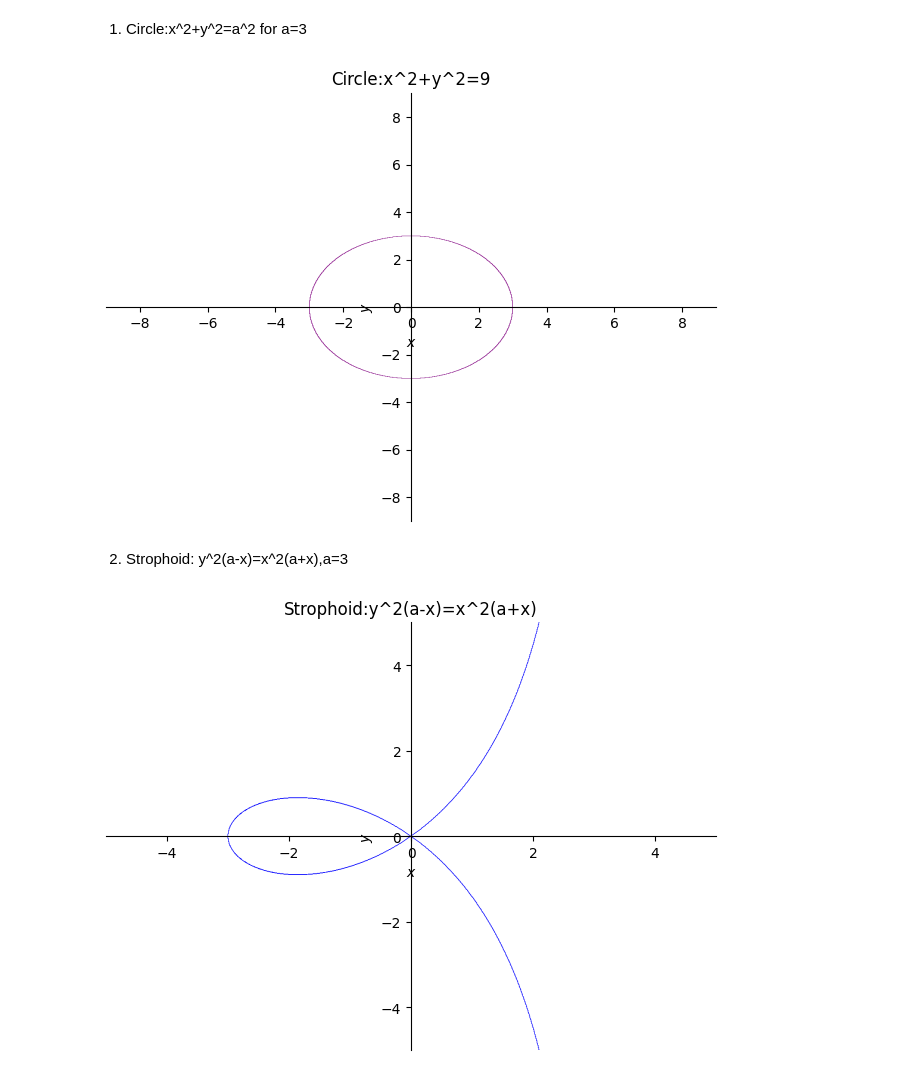
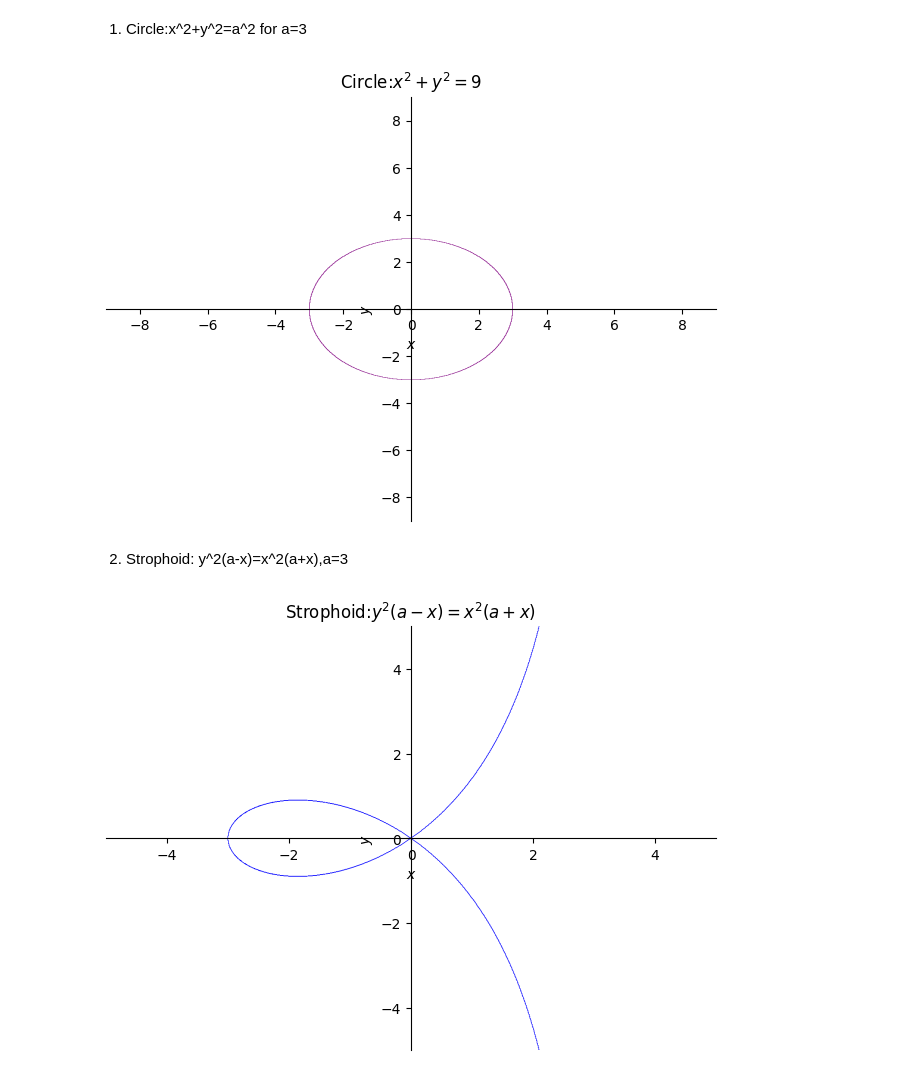
Before and after one commit to Chethan2627/Chethan2627, a Jupyter notebook: Program_1_2D_polt_of_cartesian_and_polar_curves.ipynb, the cells around one changed output. Cells and saved outputs as stored; diff of their text form; code cells hidden in the pictures.

```diff
--- a/Program_1_2D_polt_of_cartesian_and_polar_curves.ipynb
+++ b/Program_1_2D_polt_of_cartesian_and_polar_curves.ipynb
@@ -5,14 +5,14 @@
 # %%
 from sympy import plot_implicit , symbols, Eq
 x,y=symbols('x y')
-p1=plot_implicit(Eq(x**2+y**2,9),(x,-9,9),(y,-9,9),line_color='purple',title='Circle:x^2+y^2=9')
+p1=plot_implicit(Eq(x**2+y**2,9),(x,-9,9),(y,-9,9),line_color='purple',title='Circle:$x^2+y^2=9$')
 # %% [output]
-[figure, old version]
+[figure, new version]
 # %% [markdown]
 2) Strophoid: y^2(a-x)=x^2(a+x),a=3
 # %%
 from sympy import plot_implicit , symbols, Eq
 x,y=symbols('x y')
-p1=plot_implicit(Eq(y**2*(3-x),x**2*(3+x)),(x,-5,5),(y,-5,5),line_color="blue",title='Strophoid:y^2(a-x)=x^2(a+x)')
+p1=plot_implicit(Eq(y**2*(3-x),x**2*(3+x)),(x,-5,5),(y,-5,5),line_color="blue",title='Strophoid:$y^2(a-x)=x^2(a+x)$')
 # %% [output]
-[figure, old version]
+[figure, new version]
```
Also changed, not shown: parts of 12 cells of this notebook.
